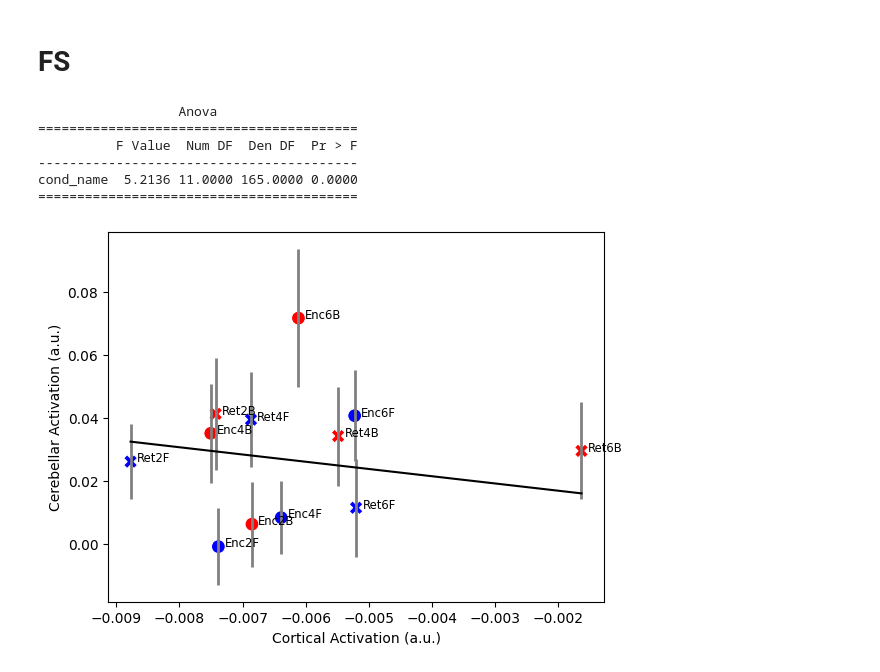
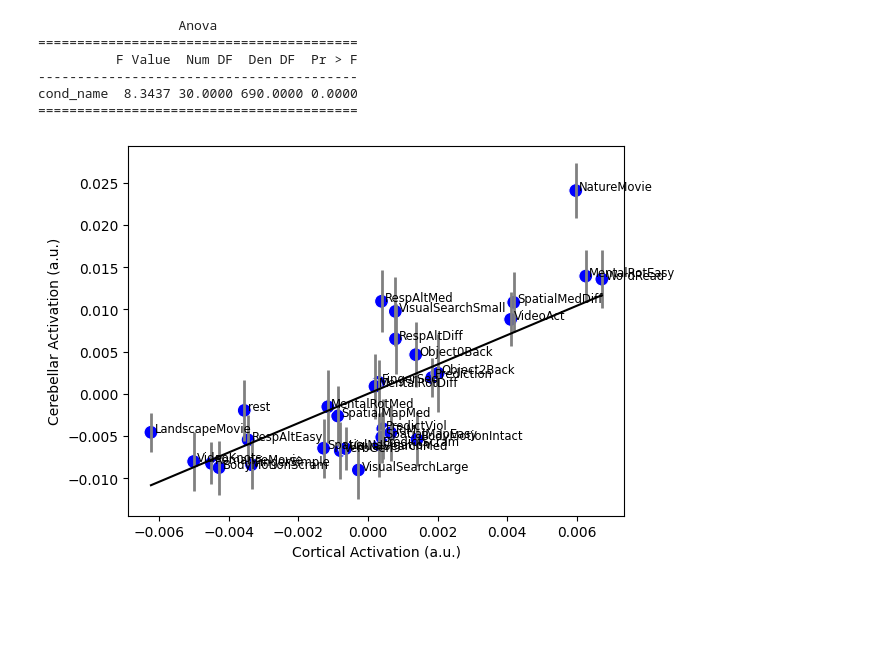
Before and after one commit to lshahsha/bg_conn_sr, a Jupyter notebook: notebooks/bg_sel_rec_mdtb.ipynb, the cells around one changed output. Drawn from its saved outputs; the diff is of its cells as text; code cells hidden in the pictures; blank space fills up the shorter version.

```diff
--- a/notebooks/bg_sel_rec_mdtb.ipynb
+++ b/notebooks/bg_sel_rec_mdtb.ipynb
@@ -16,6 +19,7 @@ import numpy as np
 import matplotlib.pyplot as plt
 # %%
 # setting working directory
+base_dir = '/Volumes/Diedrichsen_data$/data/FunctionalFusion'
 wkdir = 'A:\data\Cerebellum\CerebellumWorkingMemory\selective_recruit'
 if not Path(wkdir).exists():
     wkdir = '/srv/diedrichsen/data/Cerebellum/CerebellumWorkingMemory/selective_recruit'
@@ -23,5 +27,3 @@ if not Path(wkdir).exists():
     wkdir = '/Users/jdiedrichsen/Data/wm_cerebellum/selective_recruit'
 if not Path(wkdir).exists():
     wkdir = '/Volumes/diedrichsen_data$/data/Cerebellum/CerebellumWorkingMemory/selective_recruit'
-# %% [markdown]
-# FS
@@ -66,9 +30,23 @@ elif task == 'wm':
+# %%
+# get the task info
+DS = ds.get_dataset_class(base_dir, "MDTB")
+dir(DS)
+
+# DS.task_info
+info = DS.get_info(ses_id='ses-s2', type= "CondAll", subj="group", fields=None)
+label_dict = {}
+marker_dict = {}
+color_dict = {}
+for i in info.cond_num:
+    label_dict[i] = info.cond_name.loc[info.cond_num == i]
+    marker_dict[i] = 'o'
+    color_dict[i] = 'b'
 # %%
 # get the summary df with observed and predicted activation within cerebellar parcels
 
 ## set params
-dataset = "WMFS"
-ses_id = ses_id
+dataset = "MDTB"
+ses_id = "ses-s2"
 cerebellum_roi = "HarvardOxBg"
 cortex = "Icosahedron1002"
 train_dataset = "MDTB"
@@ -82,7 +60,7 @@ atlas_space = 'MNIAsymBg2'
 space = 'MNI152NLin6Asym'
 # # get predicted and observed within region of interest
 
-# D = ss.get_summary_conn(dataset = "WMFS",
+# D = ss.get_summary_conn(dataset = dataset,
 #                     ses_id = ses_id,
 #                     subj = None,
 #                     atlas_space = atlas_space,
@@ -101,27 +79,27 @@ space = 'MNI152NLin6Asym'
 # # predicted activation is not possible due to different scaling
 # D = ra.roi_regress(D, fit_intercept=True)
 
-# # # save the df
-# D.to_csv(wkdir + f'/{task}_ROI_bg_{type}_{train_dataset}_{train_ses_id}_{method}{mname_ext}_reg.tsv', sep='\t')
-D = pd.read_csv(wkdir + f'/{task}_ROI_bg_{type}_{train_dataset}_{train_ses_id}_{method}{mname_ext}_reg.tsv', sep='\t')
+# # # # save the df
+# D.to_csv(wkdir + f'/mdtb_ROI_bg_{type}_{train_dataset}_{train_ses_id}_{method}{mname_ext}_reg.tsv', sep='\t')
+D = pd.read_csv(wkdir + f'/mdtb_ROI_bg_{type}_{train_dataset}_{train_ses_id}_{method}{mname_ext}_reg.tsv', sep='\t')
 # %%
 # get the dataframe with the selected region
-selected_roi = "CaudateR"
+selected_roi = "PutamenL"
 df = D.loc[(D.roi_name == selected_roi) & (D.cond_name != 'rest')]
 make_scatterplot(df, split='cond_num',
                 labels=label_dict,
                 markers=marker_dict,
                 colors=color_dict)
 # plt.xlabel("predicted cerebellar activation")
-plt.savefig(f"fs_{selected_roi}_scatter_{mname_base}_{mname_ext}.pdf")
+plt.savefig(f"mdtb_bg_{selected_roi}_scatter_{mname_base}{mname_ext}.pdf")
 print(AnovaRM(data=df[df.cond_name != 'rest'], depvar='res',subject='sn', within=['cond_name'], aggregate_func=np.mean).fit())
 # %% [output]
                   Anova
 =========================================
           F Value  Num DF  Den DF  Pr > F
 -----------------------------------------
-cond_name  5.2136 11.0000 165.0000 0.0000
+cond_name  8.3437 30.0000 690.0000 0.0000
 =========================================
-[figure, old version]
+[figure, new version]
 # %%
 df
```
Also changed, not shown: parts of 2 cells of this notebook, 4 other files.
